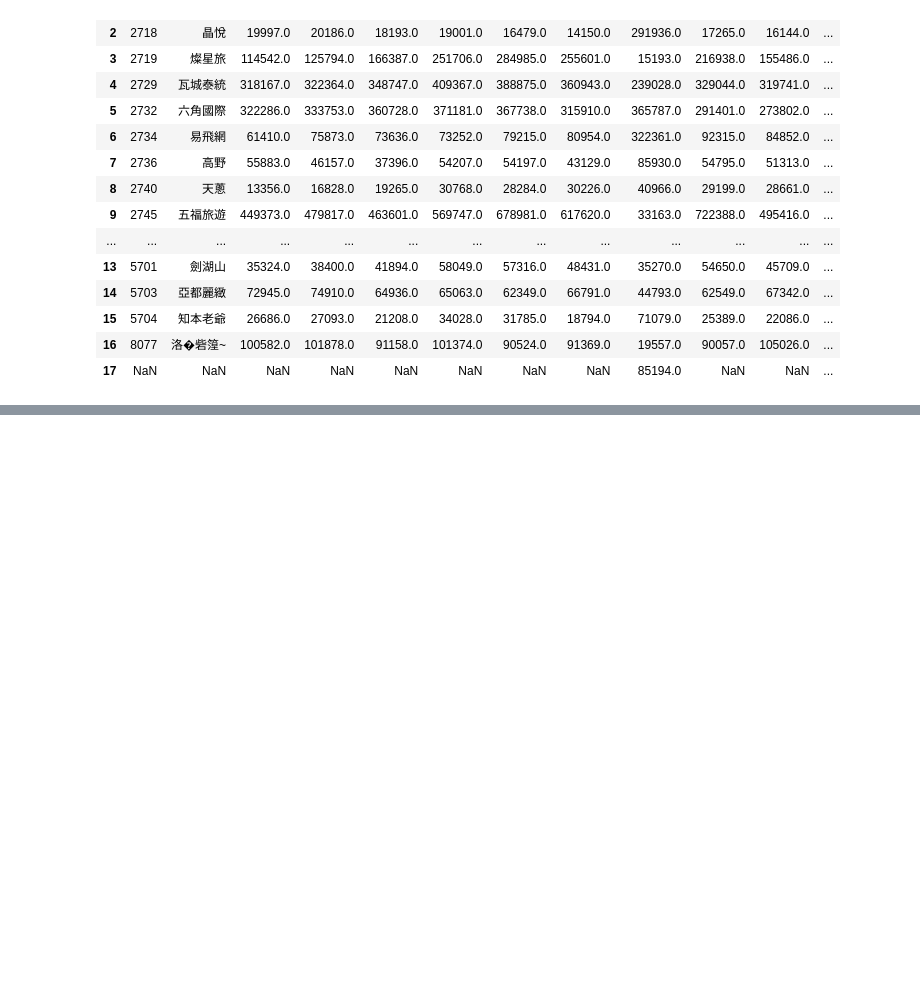
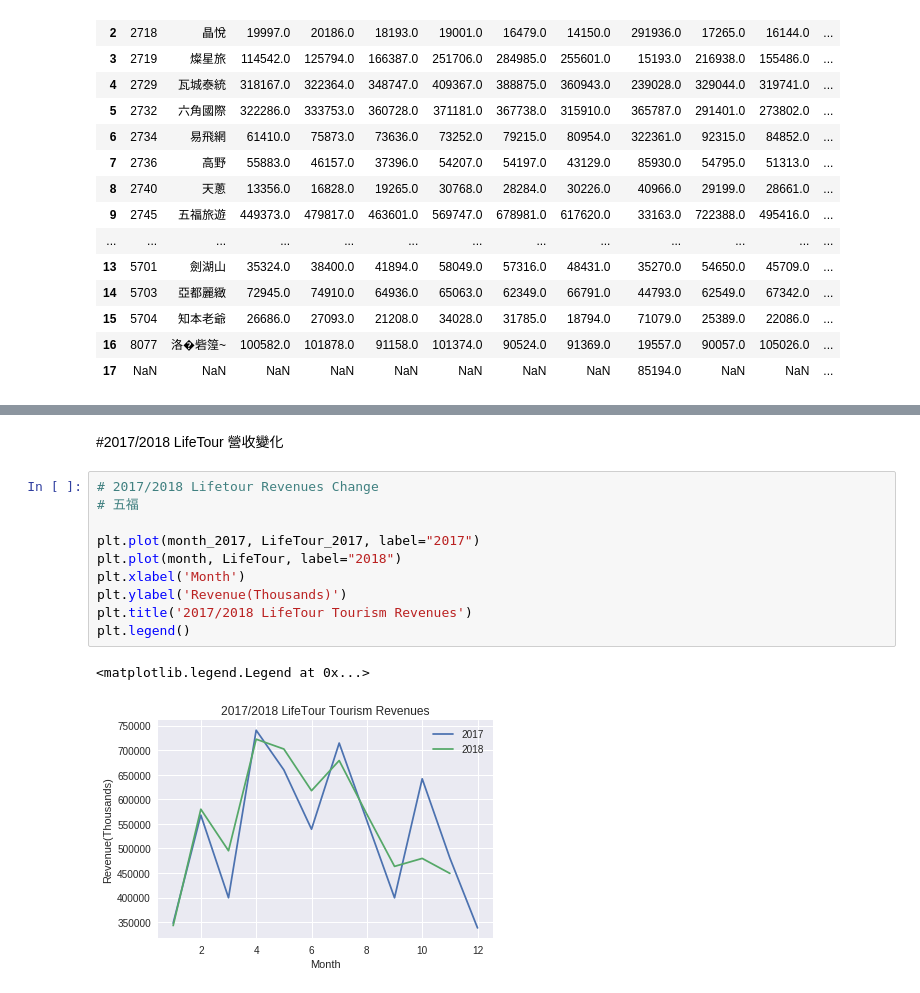
Before and after one commit to cwcheng0/LionTravel, a Jupyter notebook: TaiwanTourismMonthly.ipynb, the cells around one changed output, grey strips where cells are left out. Cells and saved outputs as stored; diff of their text form; blank space fills up the shorter version.

```diff
--- a/TaiwanTourismMonthly.ipynb
+++ b/TaiwanTourismMonthly.ipynb
@@ -1042,0 +1065,15 @@ plt.legend()
+# %% [markdown]
+#2017/2018 LifeTour 營收變化
+# %%
+# 2017/2018 Lifetour Revenues Change
+# 五福
+
+plt.plot(month_2017, LifeTour_2017, label="2017")
+plt.plot(month, LifeTour, label="2018")
+plt.xlabel('Month')
+plt.ylabel('Revenue(Thousands)')
+plt.title('2017/2018 LifeTour Tourism Revenues')
+plt.legend()
+# %% [output]
+<matplotlib.legend.Legend at 0x...>
+[figure, added]
```
Also changed, not shown: parts of 6 cells of this notebook.
